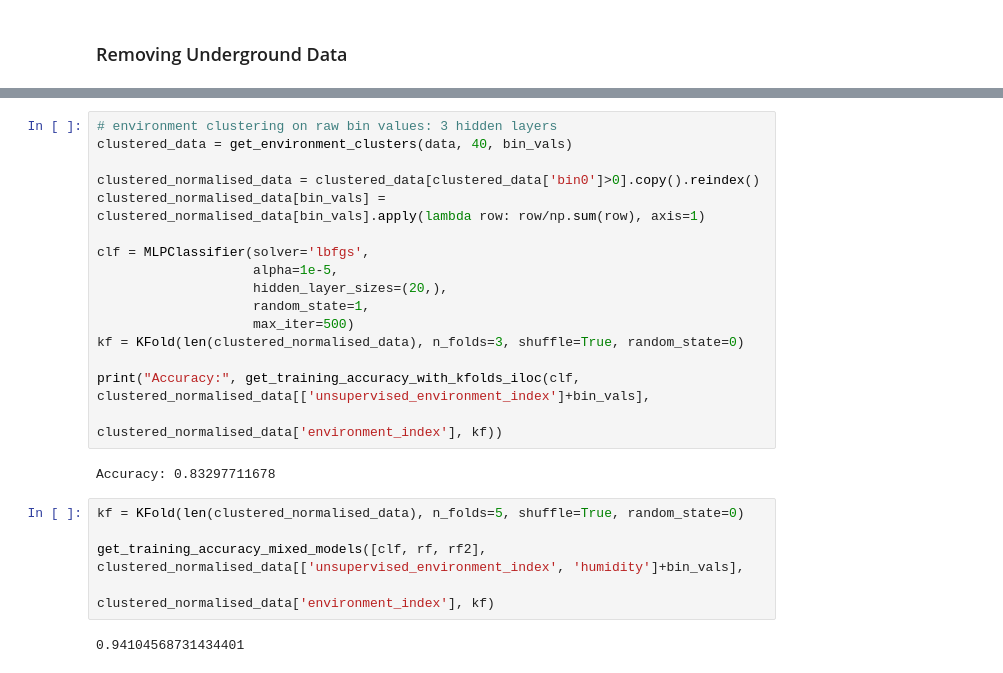
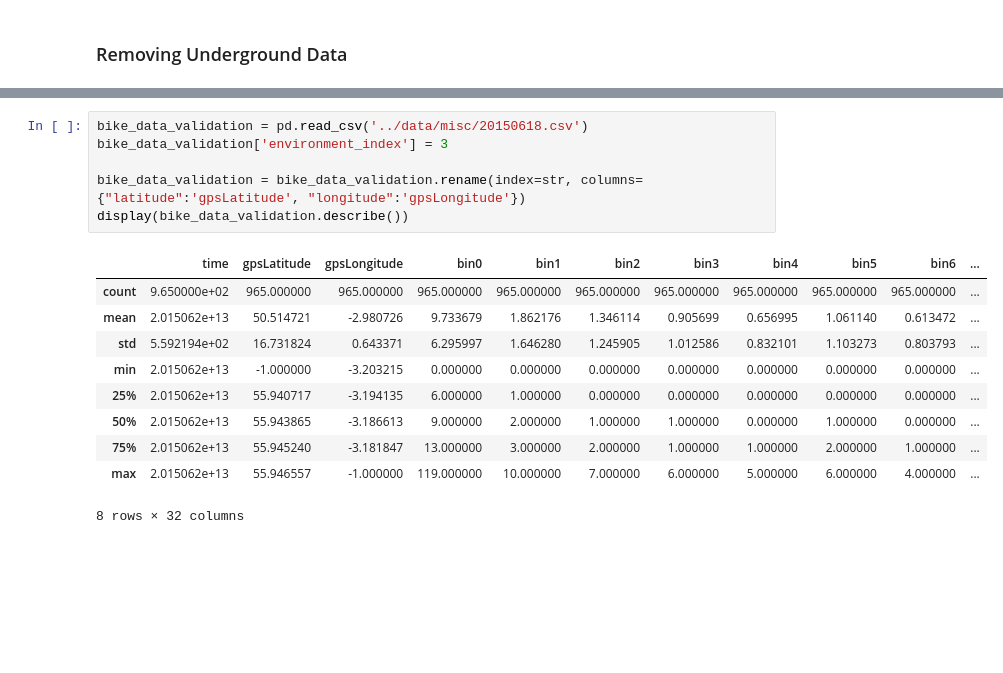
Before and after one commit to MihaiVisu/HonoursProject, a Jupyter notebook: notebooks/mixed_final_model.ipynb, the cells around one changed output, grey strips where cells are left out. Saved outputs shown, nothing was run; the diff lists cells and outputs as text; blank space fills up the shorter version.

```diff
--- a/notebooks/mixed_final_model.ipynb
+++ b/notebooks/mixed_final_model.ipynb
@@ -212,25 +271,17 @@ Accuracy: 0.941718865338
-# %%
-# environment clustering on raw bin values: 3 hidden layers
-clustered_data = get_environment_clusters(data, 40, bin_vals)
-
-clustered_normalised_data = clustered_data[clustered_data['bin0']>0].copy().reindex()
-clustered_normalised_data[bin_vals] = clustered_normalised_data[bin_vals].apply(lambda row: row/np.sum(row), axis=1)
-
-clf = MLPClassifier(solver='lbfgs',
-                    alpha=1e-5,
-                    hidden_layer_sizes=(20,),
-                    random_state=1,
-                    max_iter=500)
-kf = KFold(len(clustered_normalised_data), n_folds=3, shuffle=True, random_state=0)
-
-print("Accuracy:", get_training_accuracy_with_kfolds_iloc(clf, clustered_normalised_data[['unsupervised_environment_index']+bin_vals],
-                                                          clustered_normalised_data['environment_index'], kf))
-# %% [output]
-Accuracy: 0.83297711678
-# %%
-kf = KFold(len(clustered_normalised_data), n_folds=5, shuffle=True, random_state=0)
-
-get_training_accuracy_mixed_models([clf, rf, rf2], clustered_normalised_data[['unsupervised_environment_index', 'humidity']+bin_vals],
-                                                          clustered_normalised_data['environment_index'], kf)
-# %% [output]
-0.94104568731434401
+# %%
+bike_data_validation = pd.read_csv('../data/misc/20150618.csv')
+bike_data_validation['environment_index'] = 3
+
+bike_data_validation = bike_data_validation.rename(index=str, columns={"latitude":'gpsLatitude', "longitude":'gpsLongitude'})
+display(bike_data_validation.describe())
+# %% [output]
+|  | time | gpsLatitude | gpsLongitude | bin0 | bin1 | bin2 | bin3 | bin4 | bin5 | bin6 | ... |
+| count | 9.650000e+02 | 965.000000 | 965.000000 | 965.000000 | 965.000000 | 965.000000 | 965.000000 | 965.000000 | 965.000000 | 965.000000 | ... |
+| mean | 2.015062e+13 | 50.514721 | -2.980726 | 9.733679 | 1.862176 | 1.346114 | 0.905699 | 0.656995 | 1.061140 | 0.613472 | ... |
+| std | 5.592194e+02 | 16.731824 | 0.643371 | 6.295997 | 1.646280 | 1.245905 | 1.012586 | 0.832101 | 1.103273 | 0.803793 | ... |
+| min | 2.015062e+13 | -1.000000 | -3.203215 | 0.000000 | 0.000000 | 0.000000 | 0.000000 | 0.000000 | 0.000000 | 0.000000 | ... |
+| 25% | 2.015062e+13 | 55.940717 | -3.194135 | 6.000000 | 1.000000 | 0.000000 | 0.000000 | 0.000000 | 0.000000 | 0.000000 | ... |
+| 50% | 2.015062e+13 | 55.943865 | -3.186613 | 9.000000 | 2.000000 | 1.000000 | 1.000000 | 0.000000 | 1.000000 | 0.000000 | ... |
+| 75% | 2.015062e+13 | 55.945240 | -3.181847 | 13.000000 | 3.000000 | 2.000000 | 1.000000 | 1.000000 | 2.000000 | 1.000000 | ... |
+| max | 2.015062e+13 | 55.946557 | -1.000000 | 119.000000 | 10.000000 | 7.000000 | 6.000000 | 5.000000 | 6.000000 | 4.000000 | ... |
+8 rows × 32 columns
```
Also changed, not shown: parts of 18 cells of this notebook, 2 other files.
